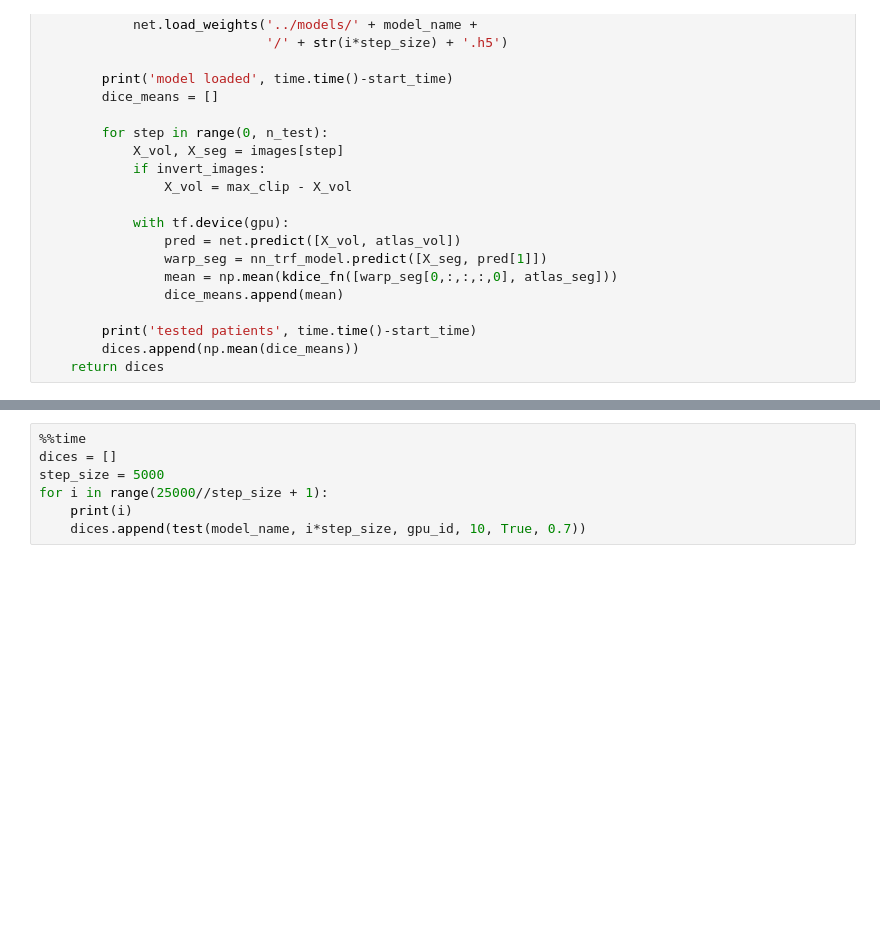
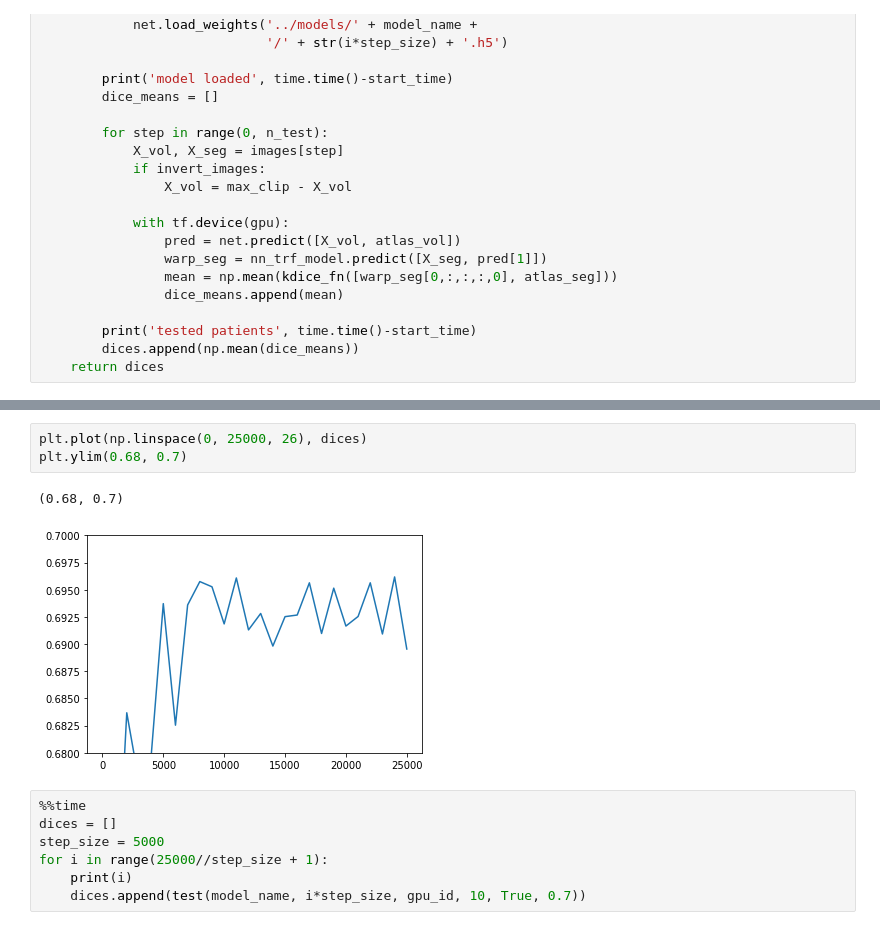
Before and after one commit to ckguo/voxelmorph, a Jupyter notebook: notebooks/dice_epoch_graph.ipynb, the cells around one changed output, grey strips where cells are left out. Drawn from its saved outputs; the diff is of its cells as text; blank space fills up the shorter version.

```diff
--- a/notebooks/dice_epoch_graph.ipynb
+++ b/notebooks/dice_epoch_graph.ipynb
@@ -269,3 +276,9 @@ plt.plot(np.linspace(0, 25000, 26), dices)
+# %%
+plt.plot(np.linspace(0, 25000, 26), dices)
+plt.ylim(0.68, 0.7)
+# %% [output]
+(0.68, 0.7)
+[figure, added]
 # %%
 %%time
 dices = []
```
Also changed, not shown: parts of 4 cells of this notebook, 3 other files.
